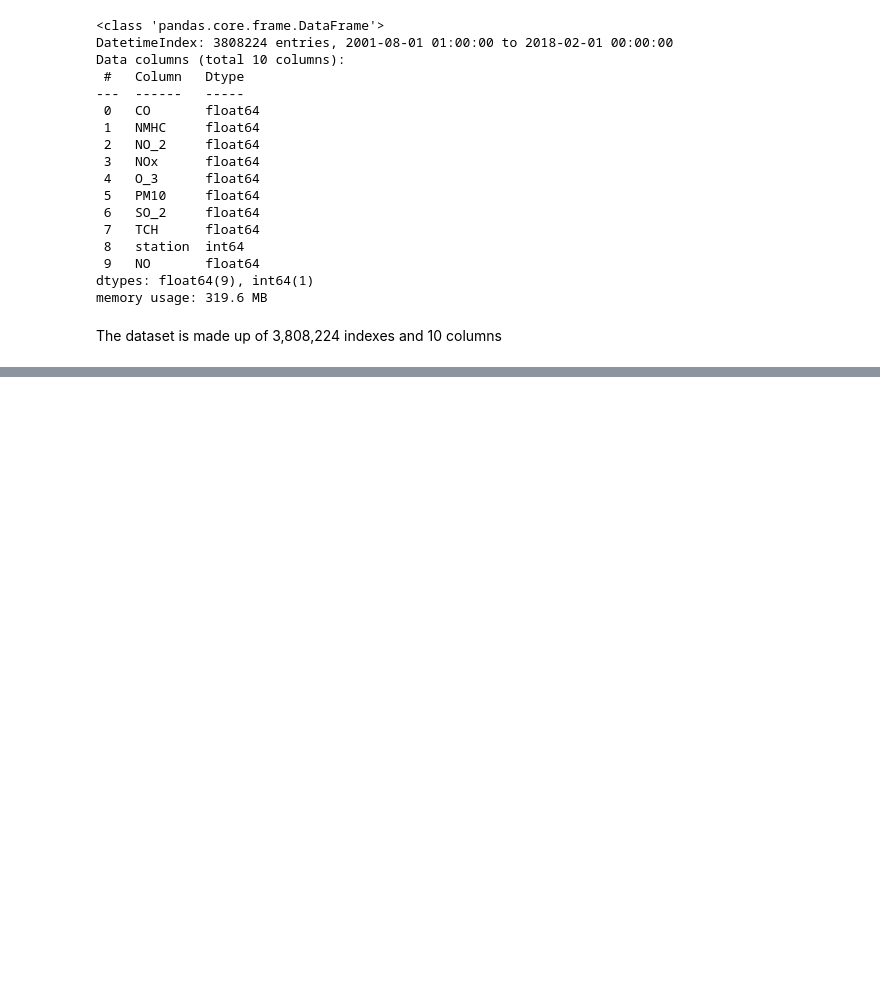
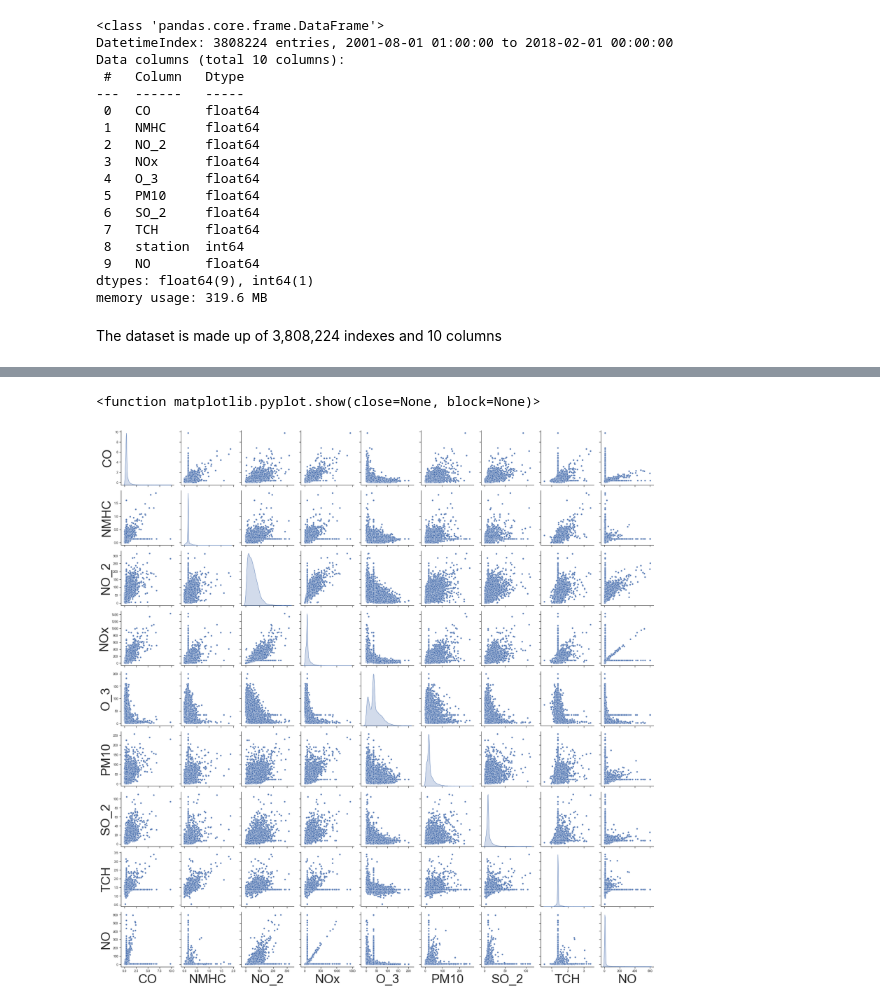
Before and after one commit to lisachukwu/PP22-W607, a Jupyter notebook: W706.ipynb, the cells around one changed output, grey strips where cells are left out. Cells and saved outputs as stored; diff of their text form; code cells hidden in the pictures; blank space fills up the shorter version.

```diff
--- a/W706.ipynb
+++ b/W706.ipynb
@@ -241,0 +293,8 @@ The dataset is made up of 3,808,224 indexes and 10 columns
+# %%
+# creating copy for plotting
+df.plot = clean_df.copy()
+# reseting index because the duplicate 'date' index threw an error while sampling the data
+df.plot = df.plot.reset_index()
+# We don't need the station and date columns in the plot
+df.plot = df.plot.loc[:, ~df.plot.columns.isin(['station', 'date'])]
+df.plot
@@ -241,0 +315,11 @@ The dataset is made up of 3,808,224 indexes and 10 columns
+# %%
+sns.set(style='ticks', color_codes=True)
+
+sns.set_context("paper", rc={"axes.labelsize":36})
+sns.pairplot(df.plot.sample(10000), diag_kind='kde')
+
+plt.tight_layout()
+plt.show
+# %% [output]
+<function matplotlib.pyplot.show(close=None, block=None)>
+[figure, added]
```
Also changed, not shown: parts of 9 cells of this notebook.
